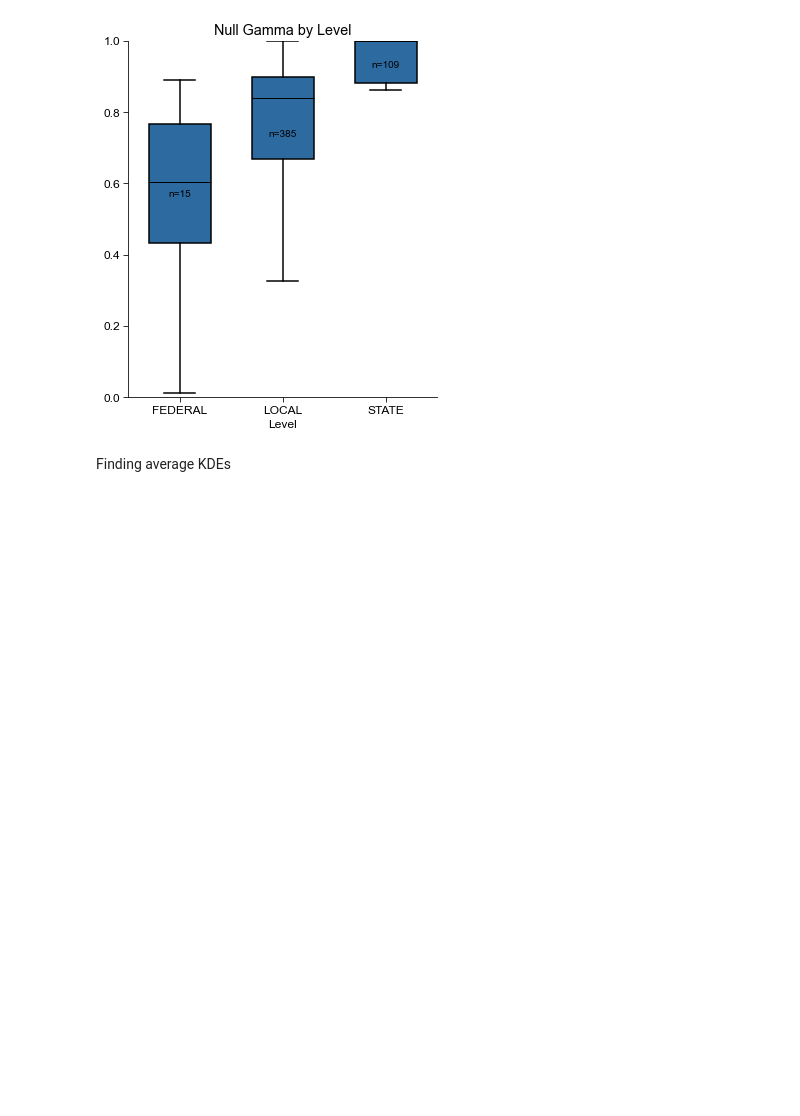
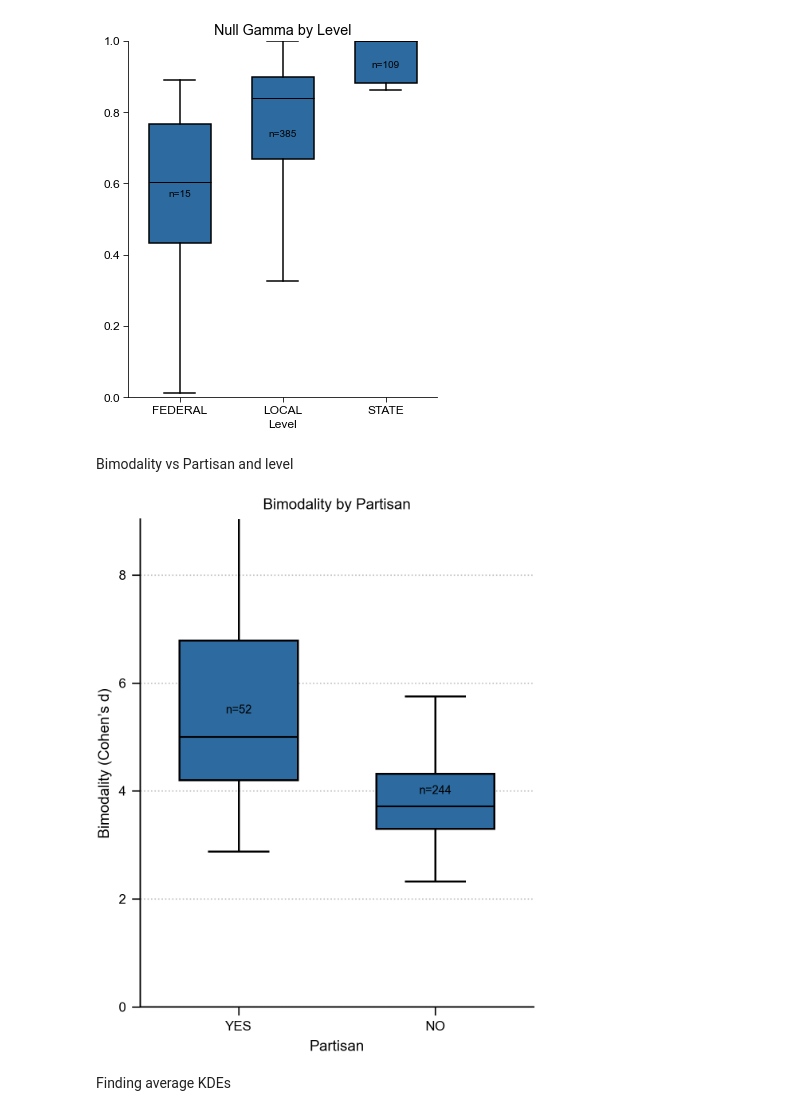
Before and after one commit to SamWangPhD/bugs-in-democracy, a Jupyter notebook: cleaned files/figures.ipynb, the cells around one changed output. Saved outputs shown, nothing was run; the diff lists cells and outputs as text; code cells hidden in the pictures; blank space fills up the shorter version.

```diff
--- a/cleaned files/figures.ipynb
+++ b/cleaned files/figures.ipynb
@@ -320,3 +918,5 @@ for col in ["complete_gamma","null_gamma"]:
 # %% [output]
 [figure]
 [figure]
+# %% [markdown]
+Bimodality vs Partisan and level
@@ -323,3 +925,81 @@ for col in ["complete_gamma","null_gamma"]:
+# %%
+import numpy as np
+import pandas as pd
+import matplotlib.pyplot as plt
+
+# style
+plt.rcParams.update({
+    "font.size": 12,
+    "font.family": "sans-serif",
+    "font.sans-serif": ["Arial","Helvetica","DejaVu Sans"],
+    "axes.spines.top": False,
+    "axes.spines.right": False,
+    "xtick.major.size": 5,
+    "ytick.major.size": 5,
+})
+
+# distinct colors for clarity
+colormap = {'YES': "#2c6aa0", 'NO': "#2c6aa0"}
+gamma_data = gamma_data[gamma_data["candidates"] > 2].copy()
+for col in ["bimodality"]:
+    yes_vals = gamma_data.loc[gamma_data["partisan"] == "YES", col].dropna()
+    no_vals  = gamma_data.loc[gamma_data["partisan"] == "NO",  col].dropna()
+
+    if len(yes_vals) == 0 and len(no_vals) == 0:
+        print(f"No data for {col}. Skipping.")
+        continue
+
+    yes_mean = yes_vals.mean() if len(yes_vals) else np.nan
+    no_mean  = no_vals.mean()  if len(no_vals)  else np.nan
+
+    fig, ax = plt.subplots(figsize=(4, 5))  # this controls the physical size
+
+    bp = ax.boxplot(
+        [yes_vals, no_vals],
+        labels=["YES", "NO"],
+        patch_artist=True,
+        showfliers=False,
+        showmeans=False,
+        boxprops=dict(linewidth=1.2),
+        whiskerprops=dict(linewidth=1.2),
+        capprops=dict(linewidth=1.2),
+        medianprops=dict(linewidth=1.0, color="black"),
+        widths=0.6
+    )
+
+    # color boxes
+    for i, grp in enumerate(["YES", "NO"]):
+        bp["boxes"][i].set(facecolor=colormap[grp])
+
+    # --- y-limits ---
+    data_all = pd.concat([yes_vals, no_vals], ignore_index=True)
+    # use a high percentile to avoid extreme outliers dominating the scale
+    top = np.nanpercentile(data_all, 97.5) if len(data_all) else 1.0
+    top = float(top) if np.isfinite(top) else 1.0
+    # ensure a minimum headroom
+    ax.set_ylim(0, max(1.2, 1.1 * top))
+
+    # annotate n= at the mean height but clipped inside the axes
+    def _clip_y(y):
+        lo, hi = ax.get_ylim()
+        return np.clip(y, lo + 0.02*(hi-lo), hi - 0.02*(hi-lo))
+
+    if np.isfinite(yes_mean):
+        ax.text(1, _clip_y(yes_mean), f"n={len(yes_vals)}",
+                ha="center", va="center", fontsize=7, fontweight="normal")
+    if np.isfinite(no_mean):
+        ax.text(2, _clip_y(no_mean), f"n={len(no_vals)}",
+                ha="center", va="center", fontsize=7, fontweight="normal")
+
+    ax.set_title(f"{col.replace('_', ' ').title()} by Partisan")
+    ax.set_xlabel("Partisan")
+    ax.set_ylabel("Bimodality (Cohen’s d)")
+
+    ax.yaxis.grid(True, linestyle=":", linewidth=0.8, color="grey", alpha=0.5)
+    plt.tight_layout()
+    plt.show()
+# %% [output]
+[figure, added]
 # %% [markdown]
 Finding average KDEs
 # %%
```
Also changed, not shown: parts of 40 cells of this notebook, 1 other file.
